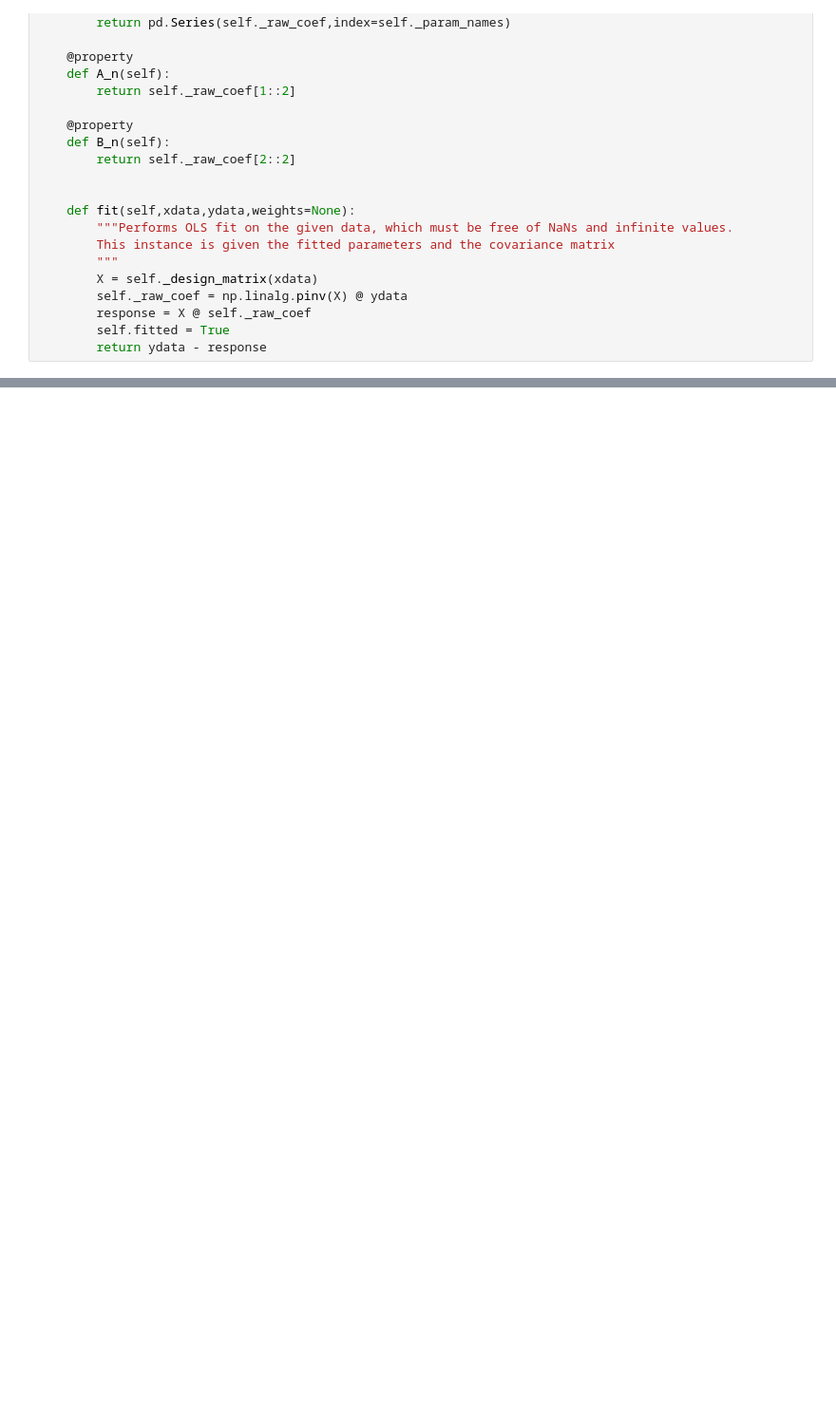
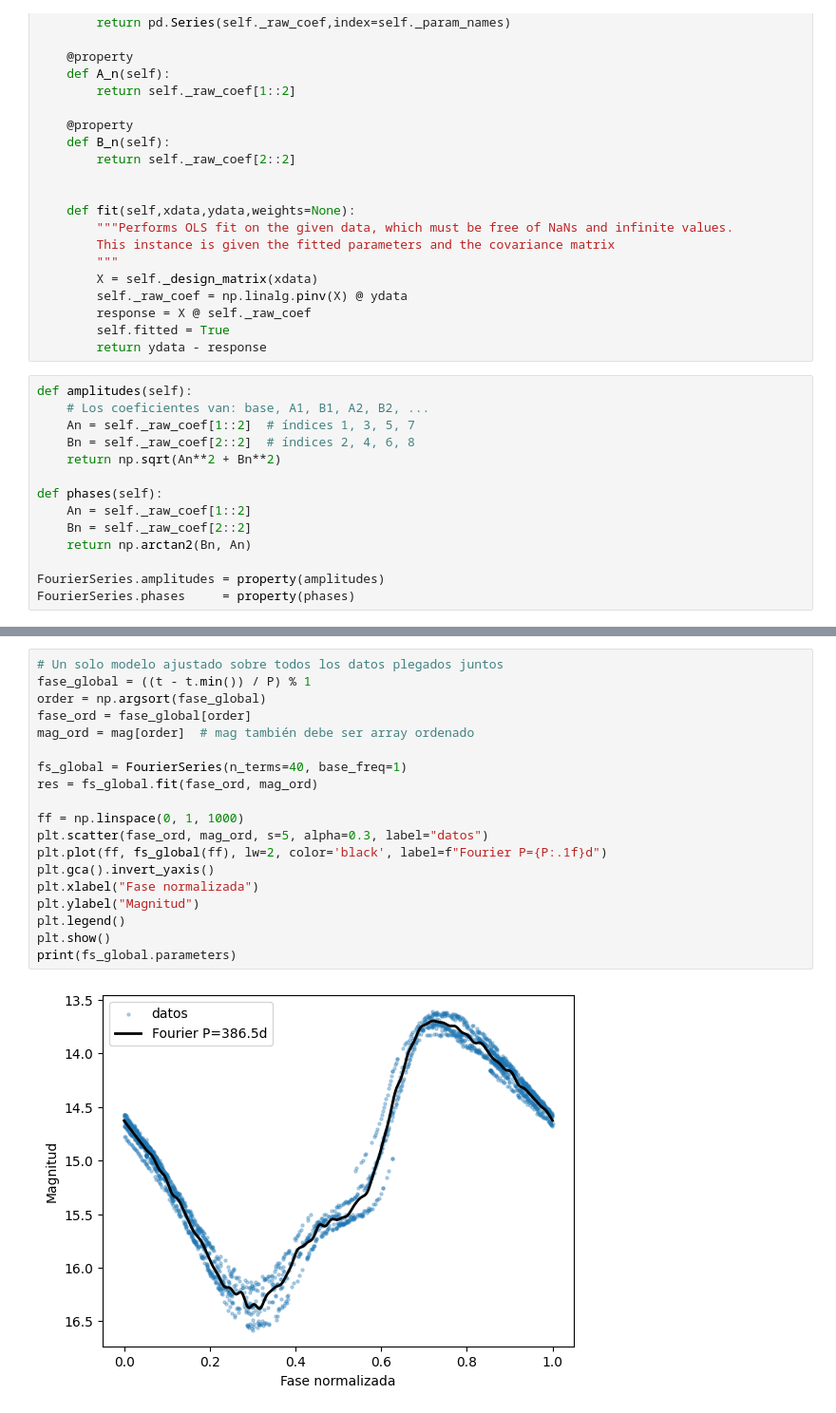
Before and after one commit to Brunelleschk1/Personal-projects, a Jupyter notebook: Proyectos de Astronomía/Laboratorio 8/Nose.ipynb, the cells around one changed output, grey strips where cells are left out. Shown at 95% size. Cells and saved outputs as stored; diff of their text form; blank space fills up the shorter version.

```diff
--- a/Proyectos de Astronomía/Laboratorio 8/Nose.ipynb
+++ b/Proyectos de Astronomía/Laboratorio 8/Nose.ipynb
@@ -163,3 +189,17 @@ class FourierSeries:
         response = X @ self._raw_coef
         self.fitted = True
         return ydata - response
+# %%
+def amplitudes(self):
+    # Los coeficientes van: base, A1, B1, A2, B2, ...
+    An = self._raw_coef[1::2]  # índices 1, 3, 5, 7
+    Bn = self._raw_coef[2::2]  # índices 2, 4, 6, 8
+    return np.sqrt(An**2 + Bn**2)
+
+def phases(self):
+    An = self._raw_coef[1::2]
+    Bn = self._raw_coef[2::2]
+    return np.arctan2(Bn, An)
+
+FourierSeries.amplitudes = property(amplitudes)
+FourierSeries.phases     = property(phases)
@@ -165,0 +225,21 @@ class FourierSeries:
+# %%
+# Un solo modelo ajustado sobre todos los datos plegados juntos
+fase_global = ((t - t.min()) / P) % 1
+order = np.argsort(fase_global)
+fase_ord = fase_global[order]
+mag_ord = mag[order]  # mag también debe ser array ordenado
+
+fs_global = FourierSeries(n_terms=40, base_freq=1)
+res = fs_global.fit(fase_ord, mag_ord)
+
+ff = np.linspace(0, 1, 1000)
+plt.scatter(fase_ord, mag_ord, s=5, alpha=0.3, label="datos")
+plt.plot(ff, fs_global(ff), lw=2, color='black', label=f"Fourier P={P:.1f}d")
+plt.gca().invert_yaxis()
+plt.xlabel("Fase normalizada")
+plt.ylabel("Magnitud")
+plt.legend()
+plt.show()
+print(fs_global.parameters)
+# %% [output]
+[figure, added]
```
Also changed, not shown: parts of 21 cells of this notebook, 18 other files.
